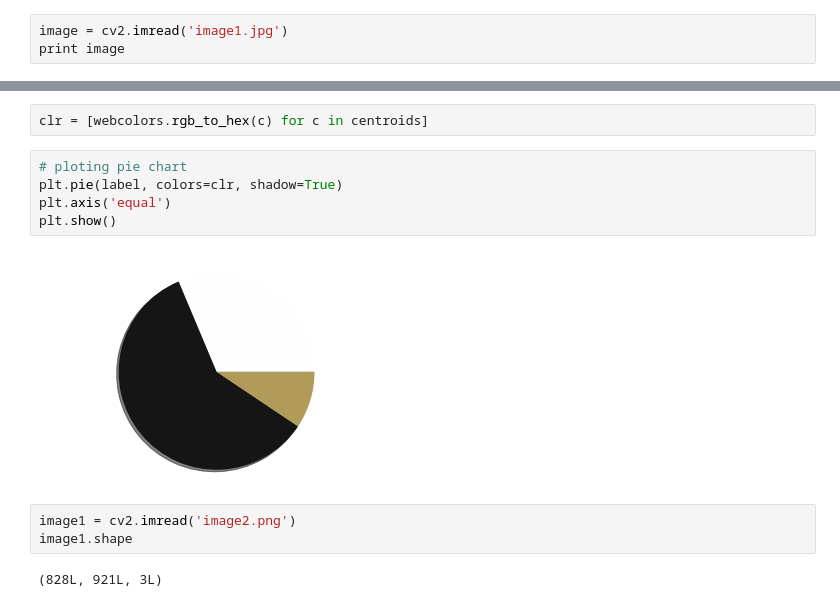
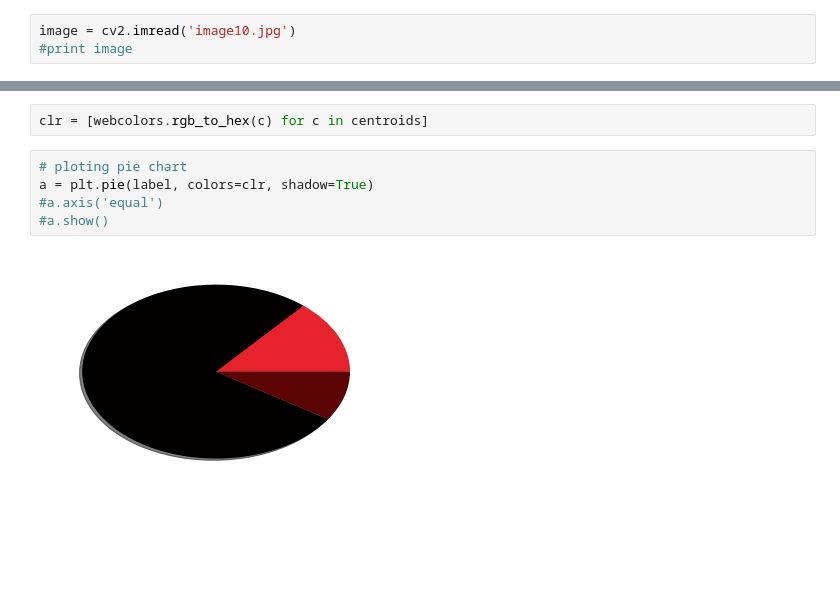
Before and after one commit to PALAKAGGARWAL62/Dominant_color, a Jupyter notebook: dominant_color_case_study.ipynb, the cells around one changed output, grey strips where cells are left out. Drawn from its saved outputs; the diff is of its cells as text; blank space fills up the shorter version.

```diff
--- a/dominant_color_case_study.ipynb
+++ b/dominant_color_case_study.ipynb
@@ -5,5 +5,5 @@ import matplotlib.pyplot as plt
 import numpy as np
 %matplotlib inline
 # %%
-image = cv2.imread('image1.jpg')
-print image
+image = cv2.imread('image10.jpg')
+#print image
@@ -104,13 +72,8 @@ import webcolors
 clr = [webcolors.rgb_to_hex(c) for c in centroids]
 # %%
 # ploting pie chart
-plt.pie(label, colors=clr, shadow=True)
-plt.axis('equal')
-plt.show()
+a = plt.pie(label, colors=clr, shadow=True)
+#a.axis('equal')
+#a.show()
 # %% [output]
-[figure, old version]
+[figure, new version]
-# %%
-image1 = cv2.imread('image2.png')
-image1.shape
-# %% [output]
-(828L, 921L, 3L)
```
Also changed, not shown: parts of 12 cells of this notebook, 10 other files.
